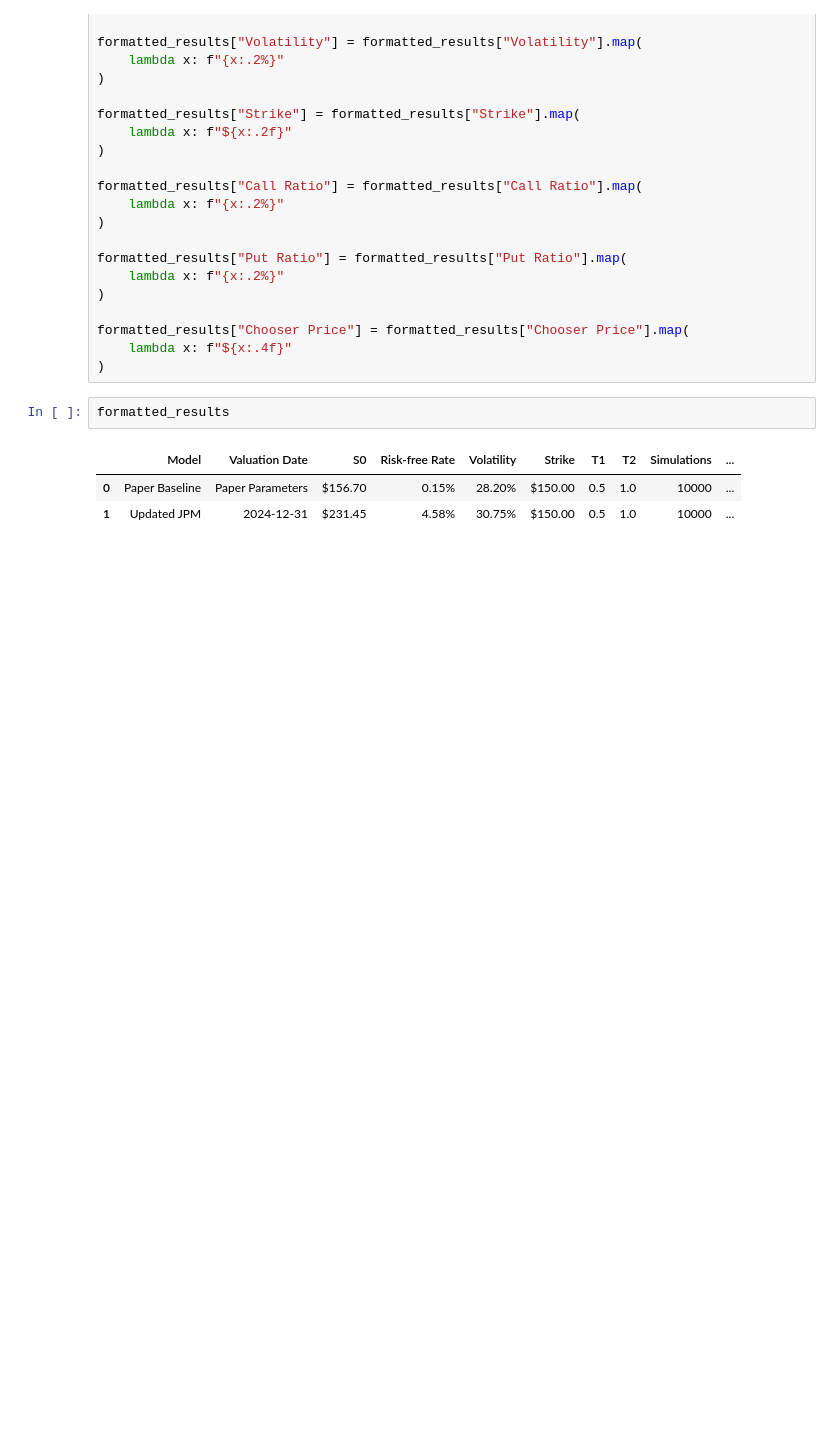
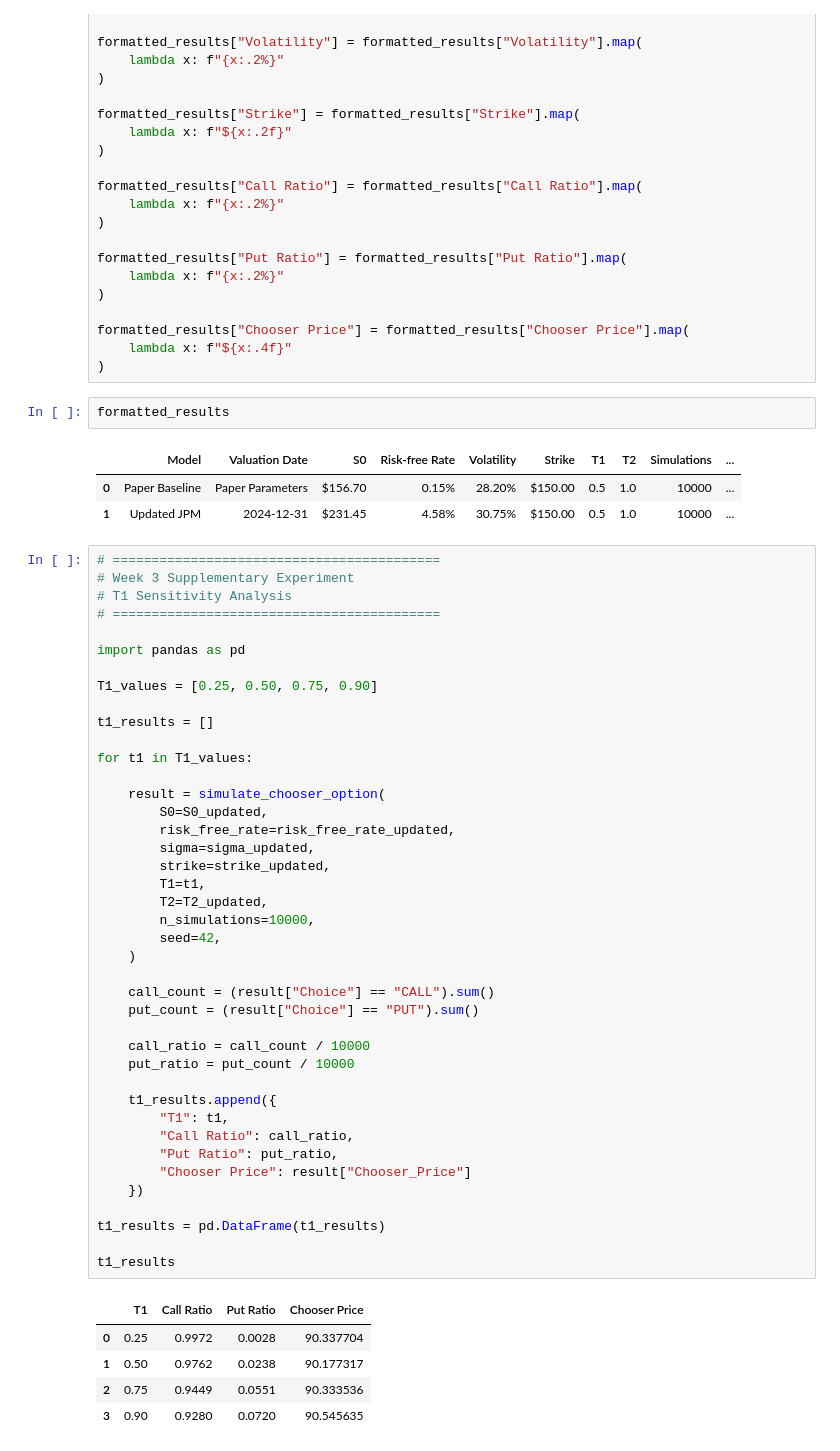
Before and after one commit to frank1123385/chooser-option-pricing, a Jupyter notebook: notebooks/Week3_BSM_Chooser_Validation.ipynb, the cells around one changed output. Cells and saved outputs as stored; diff of their text form; blank space fills up the shorter version.

```diff
--- a/notebooks/Week3_BSM_Chooser_Validation.ipynb
+++ b/notebooks/Week3_BSM_Chooser_Validation.ipynb
@@ -457,3 +457,50 @@ formatted_results
 |  | Model | Valuation Date | S0 | Risk-free Rate | Volatility | Strike | T1 | T2 | Simulations | ... |
 | 0 | Paper Baseline | Paper Parameters | $156.70 | 0.15% | 28.20% | $150.00 | 0.5 | 1.0 | 10000 | ... |
 | 1 | Updated JPM | 2024-12-31 | $231.45 | 4.58% | 30.75% | $150.00 | 0.5 | 1.0 | 10000 | ... |
+# %%
+# ==========================================
+# Week 3 Supplementary Experiment
+# T1 Sensitivity Analysis
+# ==========================================
+
+import pandas as pd
+
+T1_values = [0.25, 0.50, 0.75, 0.90]
+
+t1_results = []
+
+for t1 in T1_values:
+
+    result = simulate_chooser_option(
+        S0=S0_updated,
+        risk_free_rate=risk_free_rate_updated,
+        sigma=sigma_updated,
+        strike=strike_updated,
+        T1=t1,
+        T2=T2_updated,
+        n_simulations=10000,
+        seed=42,
+    )
+
+    call_count = (result["Choice"] == "CALL").sum()
+    put_count = (result["Choice"] == "PUT").sum()
+
+    call_ratio = call_count / 10000
+    put_ratio = put_count / 10000
+
+    t1_results.append({
+        "T1": t1,
+        "Call Ratio": call_ratio,
+        "Put Ratio": put_ratio,
+        "Chooser Price": result["Chooser_Price"]
+    })
+
+t1_results = pd.DataFrame(t1_results)
+
+t1_results
+# %% [output]
+|  | T1 | Call Ratio | Put Ratio | Chooser Price |
+| 0 | 0.25 | 0.9972 | 0.0028 | 90.337704 |
+| 1 | 0.50 | 0.9762 | 0.0238 | 90.177317 |
+| 2 | 0.75 | 0.9449 | 0.0551 | 90.333536 |
+| 3 | 0.90 | 0.9280 | 0.0720 | 90.545635 |
```
Also changed, not shown: parts of 3 cells of this notebook, 7 other files.
